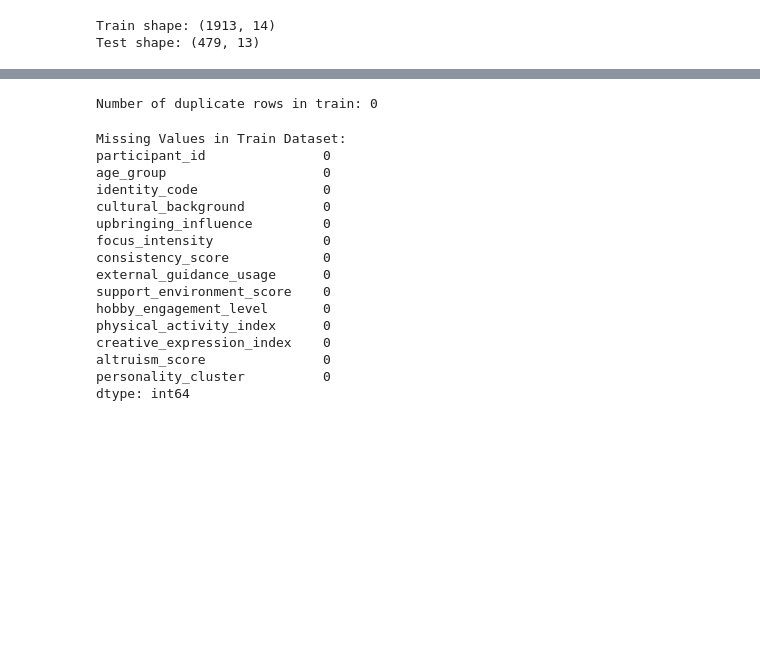
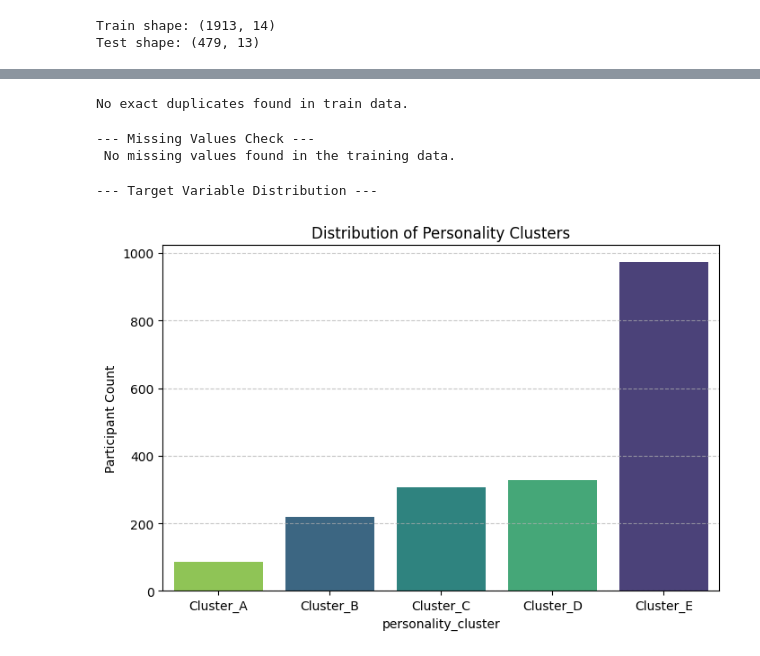
Before and after one commit to Divyareddy8/checkpoint2, a Jupyter notebook: Multiclass/preprocessing.ipynb, the cells around one changed output, grey strips where cells are left out. Cells and saved outputs as stored; diff of their text form; code cells hidden in the pictures; blank space fills up the shorter version.

Commit message:
added datasets given and minor changes

```diff
--- a/Multiclass/preprocessing.ipynb
+++ b/Multiclass/preprocessing.ipynb
@@ -14,9 +15,11 @@ import warnings
 
 warnings.filterwarnings("ignore")
 # %%
-#load data
+# Load data
 train = pd.read_csv("train.csv")
 test = pd.read_csv("test.csv")
+target_col = 'personality_cluster'
+id_col = 'participant_id'
 
 print("Train shape:", train.shape)
 print("Test shape:", test.shape)
@@ -59,31 +29,36 @@ dtype: bool
 # %%
-#check for duplicates
+# Check for duplicates and remove if found
 dup_count = train.duplicated().sum()
-print(f"\nNumber of duplicate rows in train: {dup_count}")
-
 if dup_count > 0:
     train.drop_duplicates(inplace=True)
-    print("Duplicates removed. New shape:", train.shape)
+    print(f"\nDuplicates removed. New shape: {train.shape}")
+else:
+    print("\nNo exact duplicates found in train data.")
 # %% [output]
-Number of duplicate rows in train: 0
+No exact duplicates found in train data.
-# %%
-#check for missing vals
-print("\nMissing Values in Train Dataset:")
-print(train.isnull().sum())
-# %% [output]
-Missing Values in Train Dataset:
-participant_id               0
-age_group                    0
-identity_code                0
-cultural_background          0
-upbringing_influence         0
-focus_intensity              0
-consistency_score            0
-external_guidance_usage      0
-support_environment_score    0
-hobby_engagement_level       0
-physical_activity_index      0
-creative_expression_index    0
-altruism_score               0
-personality_cluster          0
-dtype: int64
+# %%
+## 2.1 Missing Values Check
+print("\n--- Missing Values Check ---")
+missing_info = train.isnull().sum()
+missing_info = missing_info[missing_info > 0].sort_values(ascending=False)
+if missing_info.empty:
+    print(" No missing values found in the training data.")
+else:
+    print("Found missing values:")
+    print(missing_info)
+# %% [output]
+--- Missing Values Check ---
+ No missing values found in the training data.
+# %%
+## 2.1 Target Variable Distribution
+print("\n--- Target Variable Distribution ---")
+plt.figure(figsize=(8, 5))
+sns.countplot(x=target_col, hue=target_col, data=train, palette='viridis',
+              order=sorted(train[target_col].unique()), legend=False)
+plt.title('Distribution of Personality Clusters')
+plt.ylabel('Participant Count')
+plt.grid(axis='y', linestyle='--', alpha=0.7)
+plt.show()
+# %% [output]
+--- Target Variable Distribution ---
+[figure, added]
```
Also changed, not shown: parts of 14 cells of this notebook, 3 other files.
